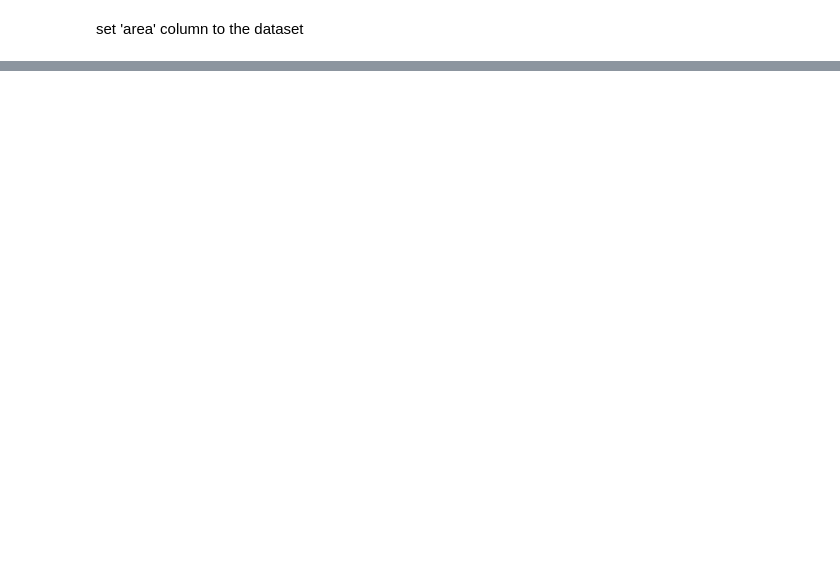
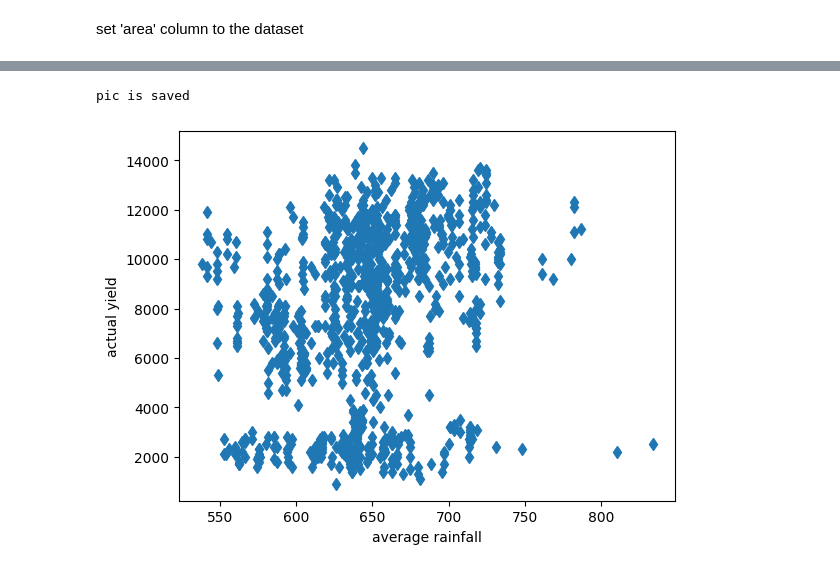
Before and after one commit to nazaruha/geo_python, a Jupyter notebook: Lab_04/lab_04.ipynb, the cells around one changed output, grey strips where cells are left out. Saved outputs shown, nothing was run; the diff lists cells and outputs as text; code cells hidden in the pictures; blank space fills up the shorter version.

```diff
--- a/Lab_04/lab_04.ipynb
+++ b/Lab_04/lab_04.ipynb
@@ -106,0 +134,10 @@ catch:
+# %%
+plt.plot(gdf['avg_rainfall'], gdf['actual_yield'], 'd')
+plt.xlabel("average rainfall") # name x axis
+plt.ylabel("actual yield") # name y axis
+plt.savefig("yield_vs_rainfall.png")
+print("pic is saved")
+plt.show() # output graph
+# %% [output]
+pic is saved
+[figure, added]
```
Also changed, not shown: parts of 9 cells of this notebook.
